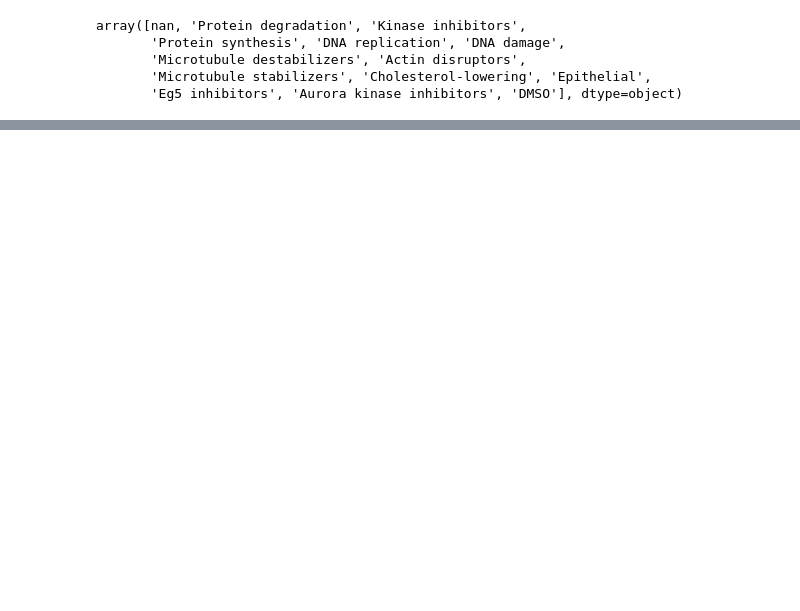
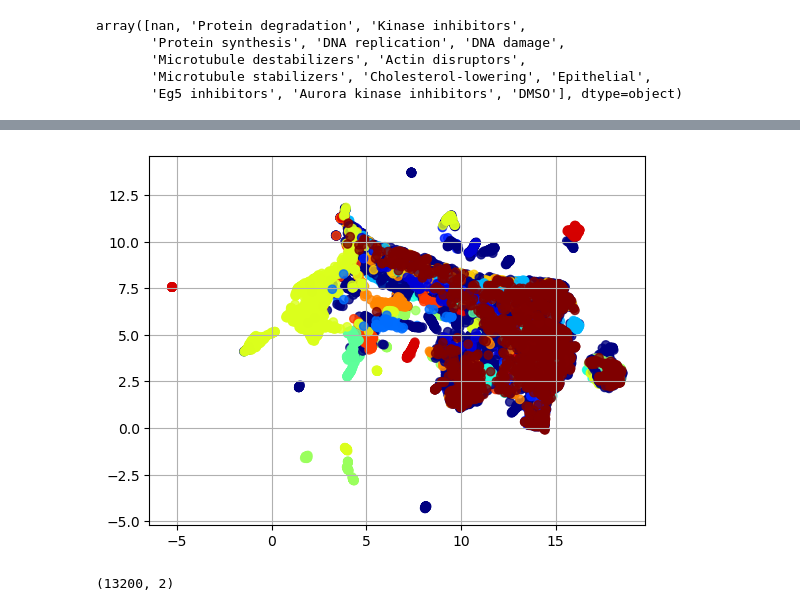
Before and after one commit to mattHG70/SIADS696_Milestone2, a Jupyter notebook: notebooks/milestone2_batchcorrect.ipynb, the cells around one changed output, grey strips where cells are left out. Cells and saved outputs as stored; diff of their text form; code cells hidden in the pictures; blank space fills up the shorter version.

```diff
--- a/notebooks/milestone2_batchcorrect.ipynb
+++ b/notebooks/milestone2_batchcorrect.ipynb
@@ -171,0 +206,9 @@ plt.show()
+# %%
+fig, ax = plt.subplots()
+ax.scatter(embed[:,0], embed[:,1], alpha=0.8, c=list(moa_cols), cmap="jet")
+# ax.set_xlabel("PC 1")
+# ax.set_ylabel("PC 2")
+plt.grid(True)
+plt.show()
+# %% [output]
+[figure, added]
@@ -171,0 +220,6 @@ plt.show()
+# %%
+tsne = TSNE(perplexity=80)
+embed = tsne.fit_transform(comp[:,:256])
+embed.shape
+# %% [output]
+(13200, 2)
```
Also changed, not shown: parts of 14 cells of this notebook.
